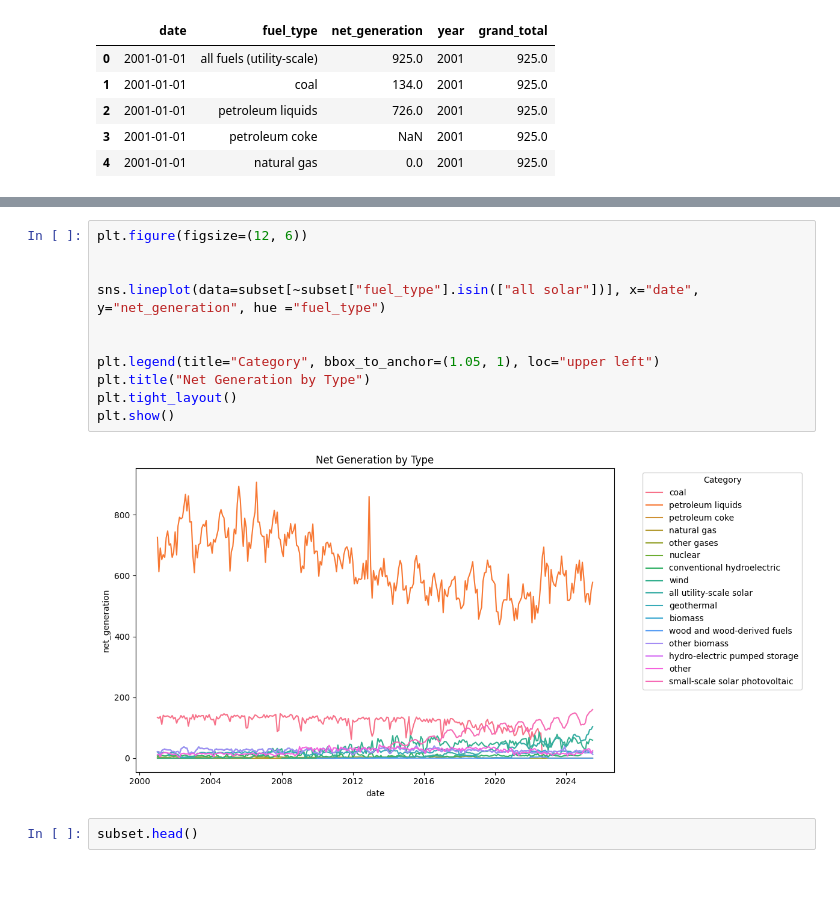
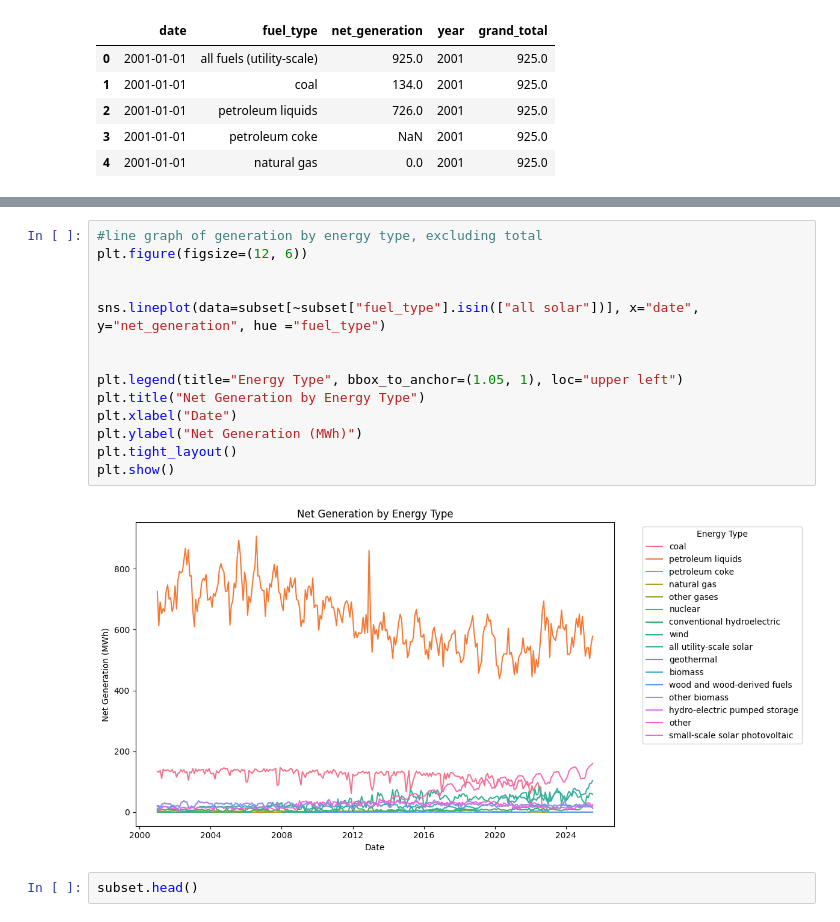
Before and after one commit to ashleyholen/Data-Science-Capstone, a Jupyter notebook: capstone.ipynb, the cells around one changed output, grey strips where cells are left out. Saved outputs shown, nothing was run; the diff lists cells and outputs as text; blank space fills up the shorter version.

```diff
--- a/capstone.ipynb
+++ b/capstone.ipynb
@@ -371,18 +400,21 @@ plt.show()
 # %% [output]
 [figure]
 # %%
+#line graph of generation by energy type, excluding total
 plt.figure(figsize=(12, 6))
 
 
 sns.lineplot(data=subset[~subset["fuel_type"].isin(["all solar"])], x="date", y="net_generation", hue ="fuel_type")
 
 
-plt.legend(title="Category", bbox_to_anchor=(1.05, 1), loc="upper left")
-plt.title("Net Generation by Type")
+plt.legend(title="Energy Type", bbox_to_anchor=(1.05, 1), loc="upper left")
+plt.title("Net Generation by Energy Type")
+plt.xlabel("Date")
+plt.ylabel("Net Generation (MWh)")
 plt.tight_layout()
 plt.show()
 # %% [output]
-[figure, old version]
+[figure, new version]
 # %%
 subset.head()
 # %% [output]
```
Also changed, not shown: parts of 52 cells of this notebook.
